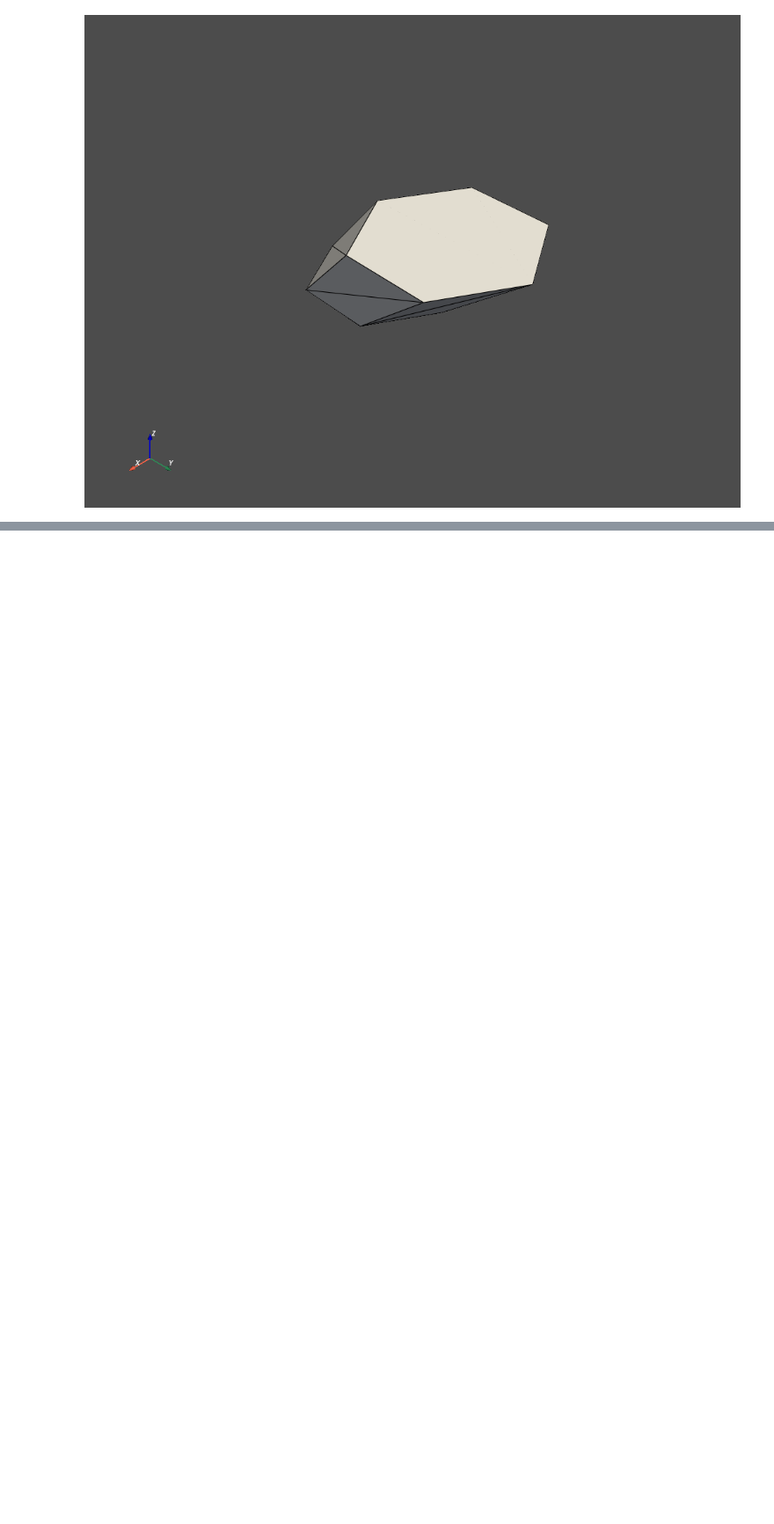
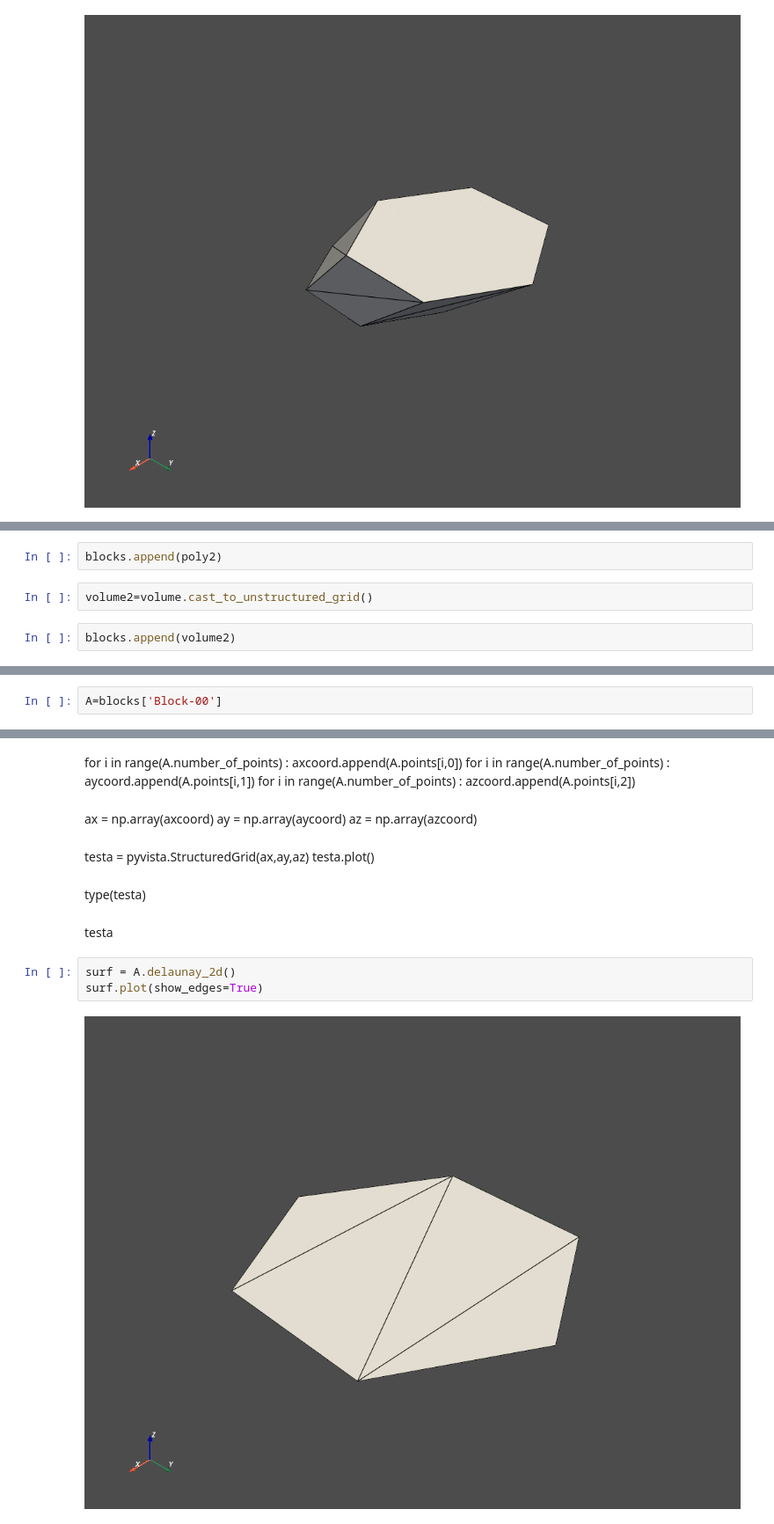
Before and after one commit to kaufmanno/GSDMA_2021, a Jupyter notebook: docs/source/examples/basic/test 1.ipynb, the cells around one changed output, grey strips where cells are left out. Shown at 88% size. Saved outputs shown, nothing was run; the diff lists cells and outputs as text; blank space fills up the shorter version.

```diff
--- a/docs/source/examples/basic/test 1.ipynb
+++ b/docs/source/examples/basic/test 1.ipynb
@@ -40 +47,7 @@ AttributeError: 'StructuredGrid' object has no attribute 'extrude'
+# %%
+blocks.append(poly2)
+# %%
+volume2=volume.cast_to_unstructured_grid()
+# %%
+blocks.append(volume2)
 # %%
@@ -41,0 +72,2 @@ volumebis.plot()
+# %%
+A=blocks['Block-00']
@@ -41,0 +85,23 @@ volumebis.plot()
+# %% [markdown]
+for i in range(A.number_of_points) :
+    axcoord.append(A.points[i,0])
+for i in range(A.number_of_points) :
+    aycoord.append(A.points[i,1])
+for i in range(A.number_of_points) :
+    azcoord.append(A.points[i,2])
+# %% [markdown]
+ax = np.array(axcoord)
+ay = np.array(aycoord)
+az = np.array(azcoord)
+# %% [markdown]
+testa = pyvista.StructuredGrid(ax,ay,az)
+testa.plot()
+# %% [markdown]
+type(testa)
+# %% [markdown]
+testa
+# %%
+surf = A.delaunay_2d()
+surf.plot(show_edges=True)
+# %% [output]
+[figure, added]
```
Also changed, not shown: parts of 49 cells of this notebook.
